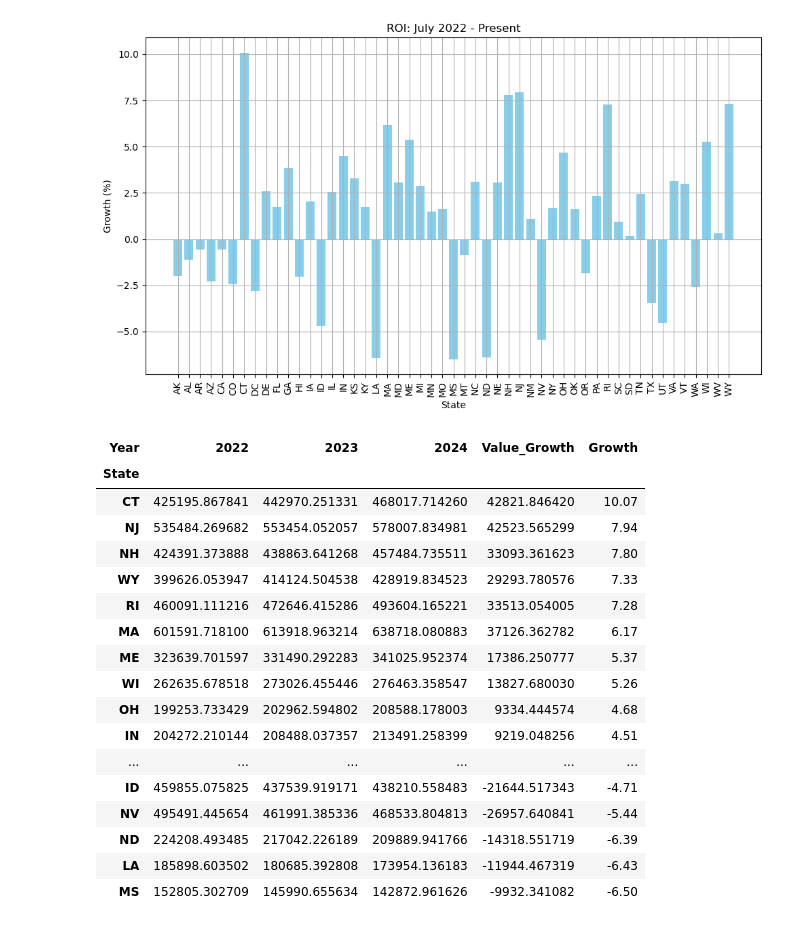
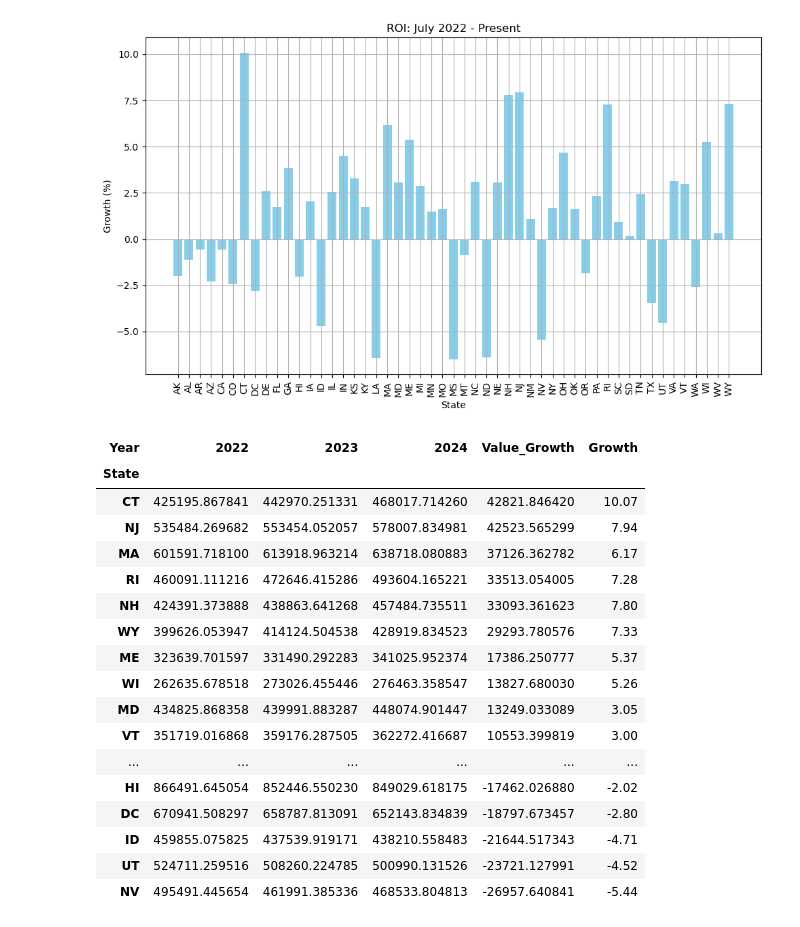
Before and after one commit to cdmoseley/Housing_Zillow, a Jupyter notebook: Housing_Zillow.ipynb, the cells around one changed output. Saved outputs shown, nothing was run; the diff lists cells and outputs as text; code cells hidden in the pictures.

```diff
--- a/Housing_Zillow.ipynb
+++ b/Housing_Zillow.ipynb
@@ -199,6 +199,9 @@ plt.show()
 # %% [output]
 [figure]
 # %%
+# Filter data to exclude any 2024 dates
+State_Group_df = State_Group_df[State_Group_df['Date'].dt.year < 2024]
+
 # Extract month from 'Date' column
 State_Group_df['Month'] = State_Group_df['Date'].dt.month
 
@@ -377,24 +380,24 @@ plt.show()
 # %% [output]
 [figure]
 # %%
-Sorted_Newest = Newest_SG.sort_values(by='Growth', ascending = False)
+Sorted_Newest = Newest_SG.sort_values(by='Value_Growth', ascending = False)
 Sorted_Newest
 # %% [output]
 | Year | 2022 | 2023 | 2024 | Value_Growth | Growth |
 | State |  |  |  |  |  |
 | CT | 425195.867841 | 442970.251331 | 468017.714260 | 42821.846420 | 10.07 |
 | NJ | 535484.269682 | 553454.052057 | 578007.834981 | 42523.565299 | 7.94 |
+| MA | 601591.718100 | 613918.963214 | 638718.080883 | 37126.362782 | 6.17 |
+| RI | 460091.111216 | 472646.415286 | 493604.165221 | 33513.054005 | 7.28 |
 | NH | 424391.373888 | 438863.641268 | 457484.735511 | 33093.361623 | 7.80 |
 | WY | 399626.053947 | 414124.504538 | 428919.834523 | 29293.780576 | 7.33 |
-| RI | 460091.111216 | 472646.415286 | 493604.165221 | 33513.054005 | 7.28 |
-| MA | 601591.718100 | 613918.963214 | 638718.080883 | 37126.362782 | 6.17 |
 | ME | 323639.701597 | 331490.292283 | 341025.952374 | 17386.250777 | 5.37 |
 | WI | 262635.678518 | 273026.455446 | 276463.358547 | 13827.680030 | 5.26 |
-| OH | 199253.733429 | 202962.594802 | 208588.178003 | 9334.444574 | 4.68 |
-| IN | 204272.210144 | 208488.037357 | 213491.258399 | 9219.048256 | 4.51 |
+| MD | 434825.868358 | 439991.883287 | 448074.901447 | 13249.033089 | 3.05 |
+| VT | 351719.016868 | 359176.287505 | 362272.416687 | 10553.399819 | 3.00 |
 | ... | ... | ... | ... | ... | ... |
+| HI | 866491.645054 | 852446.550230 | 849029.618175 | -17462.026880 | -2.02 |
+| DC | 670941.508297 | 658787.813091 | 652143.834839 | -18797.673457 | -2.80 |
 | ID | 459855.075825 | 437539.919171 | 438210.558483 | -21644.517343 | -4.71 |
+| UT | 524711.259516 | 508260.224785 | 500990.131526 | -23721.127991 | -4.52 |
 | NV | 495491.445654 | 461991.385336 | 468533.804813 | -26957.640841 | -5.44 |
-| ND | 224208.493485 | 217042.226189 | 209889.941766 | -14318.551719 | -6.39 |
-| LA | 185898.603502 | 180685.392808 | 173954.136183 | -11944.467319 | -6.43 |
-| MS | 152805.302709 | 145990.655634 | 142872.961626 | -9932.341082 | -6.50 |
```
Also changed, not shown: parts of 2 cells of this notebook.
